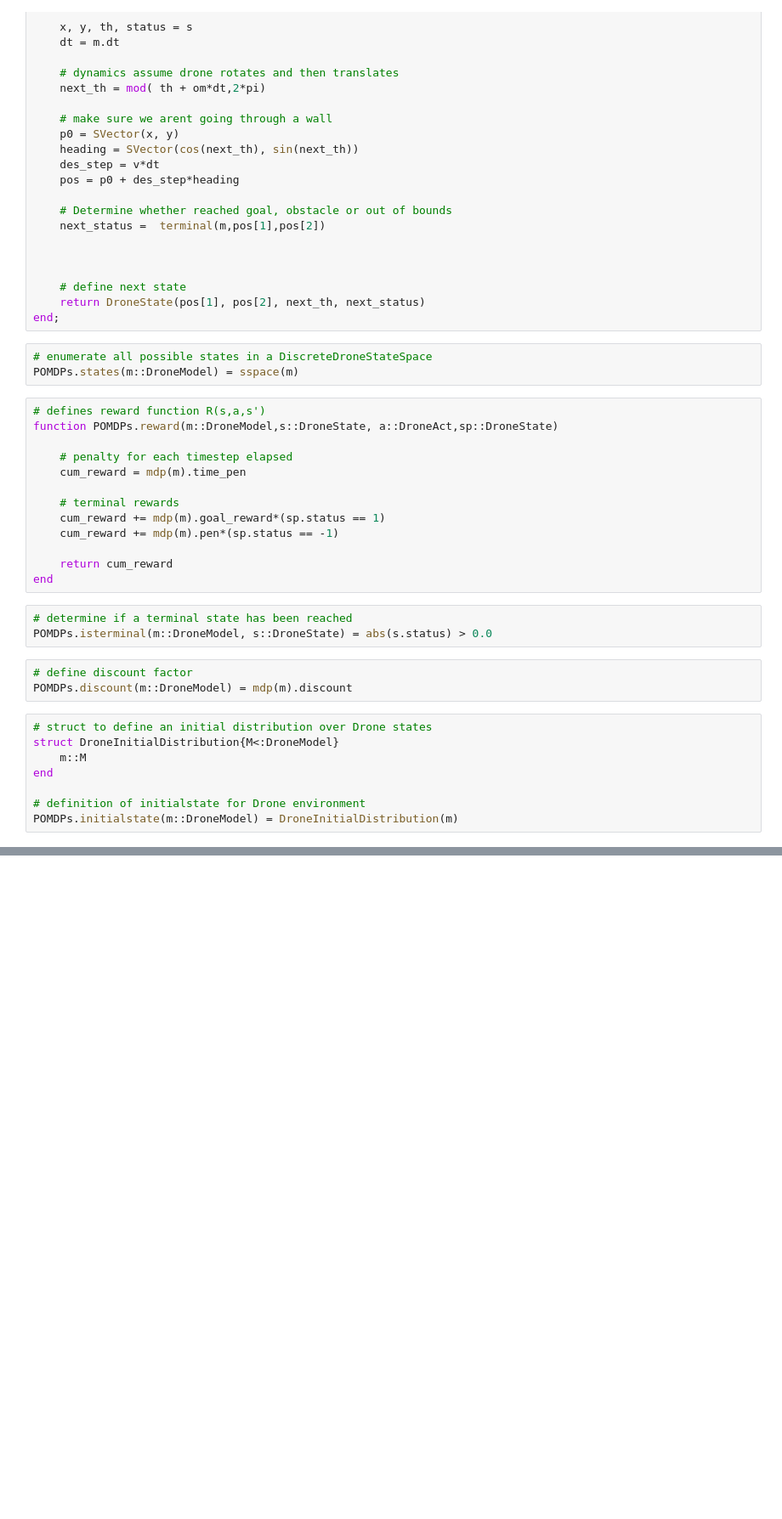
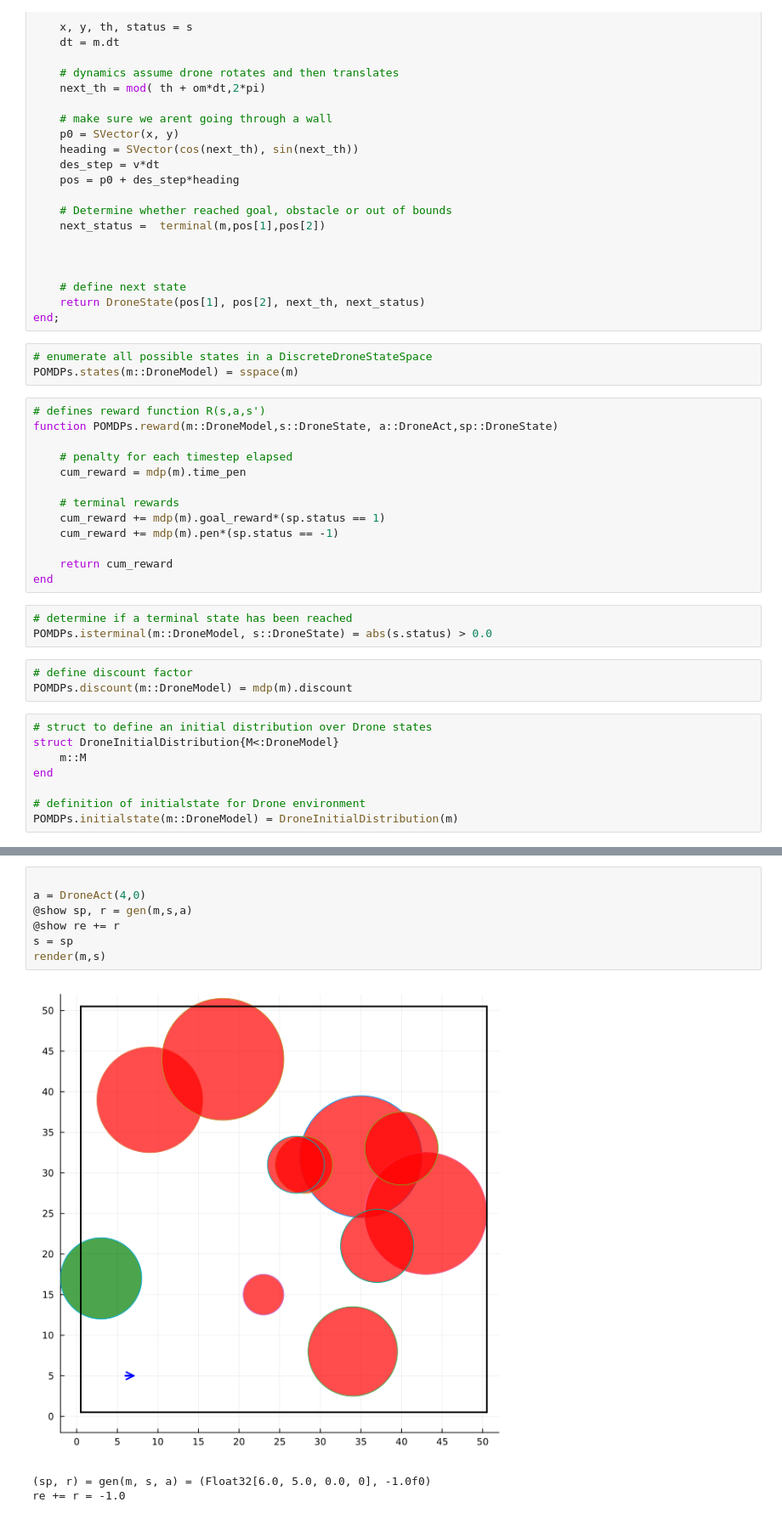
Before and after one commit to khyeonn/MDP-Drone, a Jupyter notebook: Drone2.ipynb, the cells around one changed output, grey strips where cells are left out. Shown at 85% size. Drawn from its saved outputs; the diff is of its cells as text; blank space fills up the shorter version.

```diff
--- a/Drone2.ipynb
+++ b/Drone2.ipynb
@@ -229,0 +248,11 @@ render(m)
+# %%
+
+a = DroneAct(4,0)
+@show sp, r = gen(m,s,a)
+@show re += r
+s = sp
+render(m,s)
+# %% [output]
+[figure, added]
+(sp, r) = gen(m, s, a) = (Float32[6.0, 5.0, 0.0, 0], -1.0f0)
+re += r = -1.0
```
Also changed, not shown: parts of 16 cells of this notebook, 6 other files.
